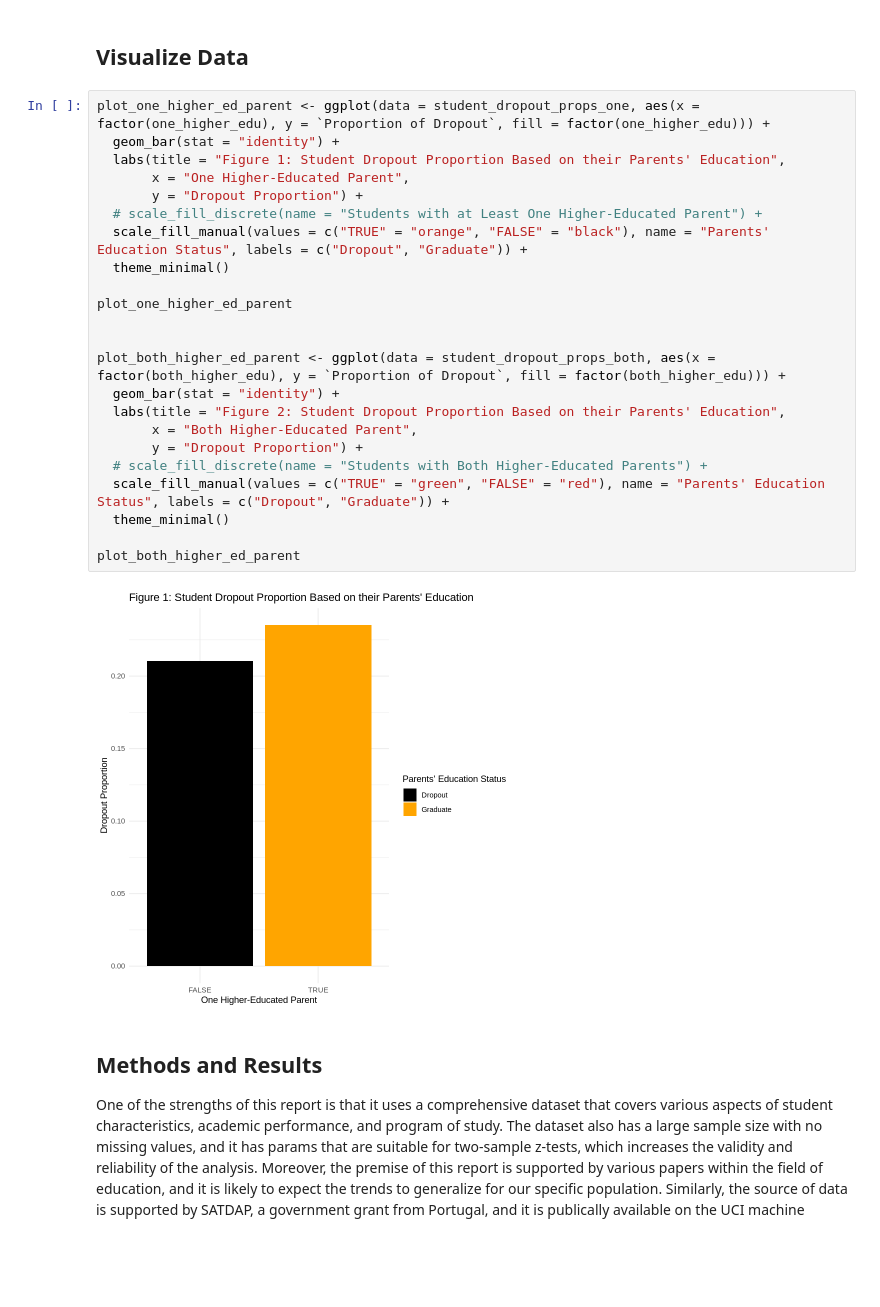
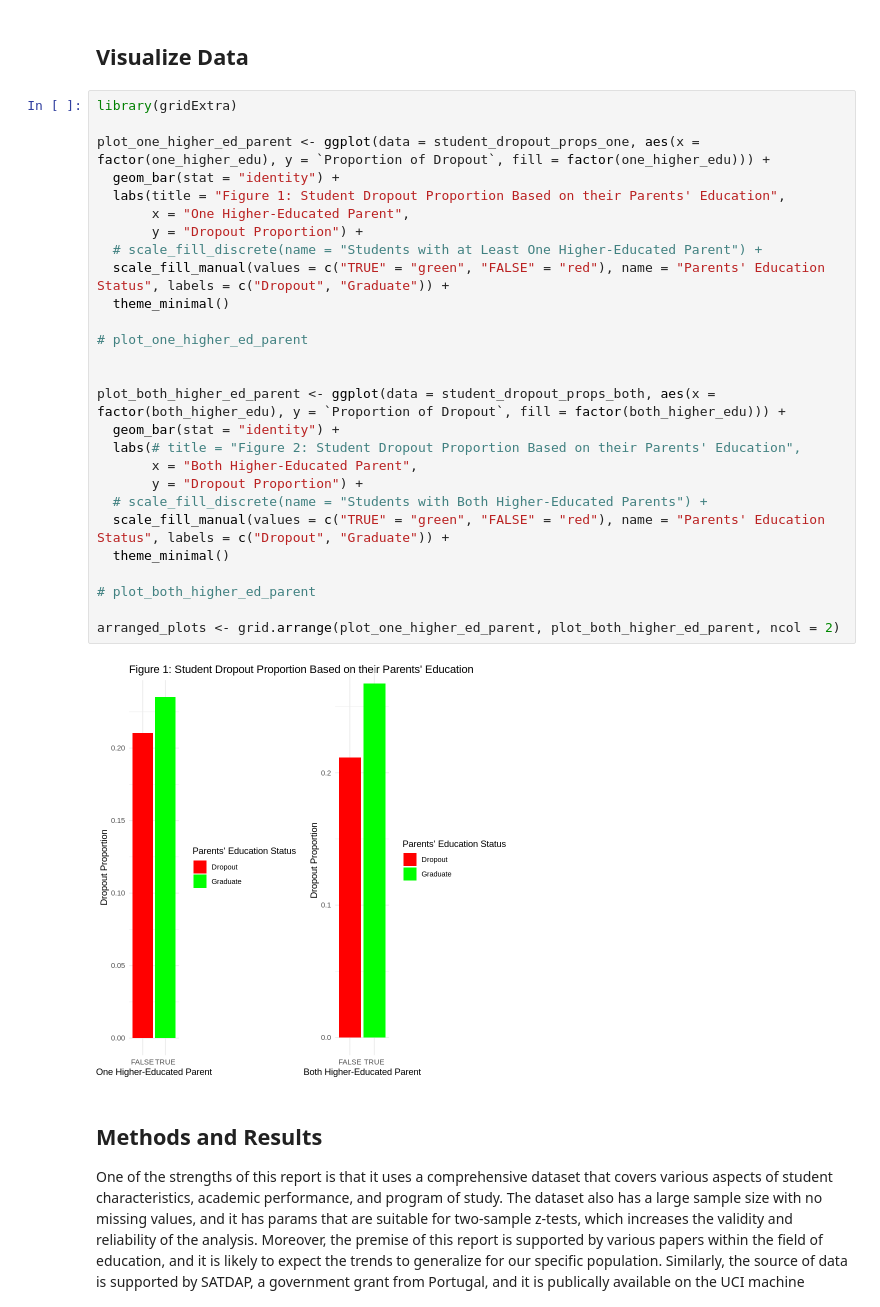
Before and after one commit to MehrshadEsm/stat-201-project, a Jupyter notebook: stat201_project_proposal.ipynb, the cells around one changed output. Drawn from its saved outputs; the diff is of its cells as text; blank space fills up the shorter version.

Commit message:
side-by-side bar plots made

```diff
--- a/stat201_project_proposal.ipynb
+++ b/stat201_project_proposal.ipynb
@@ -270,30 +270,34 @@ https://link.springer.com/chapter/10.1007/978-3-031-07853-8_16 <- add to referen
 # %% [markdown]
 ## Visualize Data
 # %%
+library(gridExtra)
+
 plot_one_higher_ed_parent <- ggplot(data = student_dropout_props_one, aes(x = factor(one_higher_edu), y = `Proportion of Dropout`, fill = factor(one_higher_edu))) +
   geom_bar(stat = "identity") +
   labs(title = "Figure 1: Student Dropout Proportion Based on their Parents' Education",
        x = "One Higher-Educated Parent",
        y = "Dropout Proportion") +
   # scale_fill_discrete(name = "Students with at Least One Higher-Educated Parent") +
-  scale_fill_manual(values = c("TRUE" = "orange", "FALSE" = "black"), name = "Parents' Education Status", labels = c("Dropout", "Graduate")) +
+  scale_fill_manual(values = c("TRUE" = "green", "FALSE" = "red"), name = "Parents' Education Status", labels = c("Dropout", "Graduate")) +
   theme_minimal()
 
-plot_one_higher_ed_parent
+# plot_one_higher_ed_parent
 
 
 plot_both_higher_ed_parent <- ggplot(data = student_dropout_props_both, aes(x = factor(both_higher_edu), y = `Proportion of Dropout`, fill = factor(both_higher_edu))) +
   geom_bar(stat = "identity") +
-  labs(title = "Figure 2: Student Dropout Proportion Based on their Parents' Education",
+  labs(# title = "Figure 2: Student Dropout Proportion Based on their Parents' Education",
        x = "Both Higher-Educated Parent",
        y = "Dropout Proportion") +
   # scale_fill_discrete(name = "Students with Both Higher-Educated Parents") +
   scale_fill_manual(values = c("TRUE" = "green", "FALSE" = "red"), name = "Parents' Education Status", labels = c("Dropout", "Graduate")) +
   theme_minimal()
 
-plot_both_higher_ed_parent
+# plot_both_higher_ed_parent
+
+arranged_plots <- grid.arrange(plot_one_higher_ed_parent, plot_both_higher_ed_parent, ncol = 2)
 # %% [output]
-[figure, old version]
+[figure, new version]
 # %% [markdown]
 ## Methods and Results
 One of the strengths of this report is that it uses a comprehensive dataset that covers various aspects of student characteristics, academic performance, and program of study. The dataset also has a large sample size with no missing values, and it has params that are suitable for two-sample z-tests, which increases the validity and reliability of the analysis. Moreover, the premise of this report is supported by various papers within the field of education, and it is likely to expect the trends to generalize for our specific population. Similarly, the source of data is supported by SATDAP, a government grant from Portugal, and it is publically available on the UCI machine learning repository, reinforcing its validity.
```
